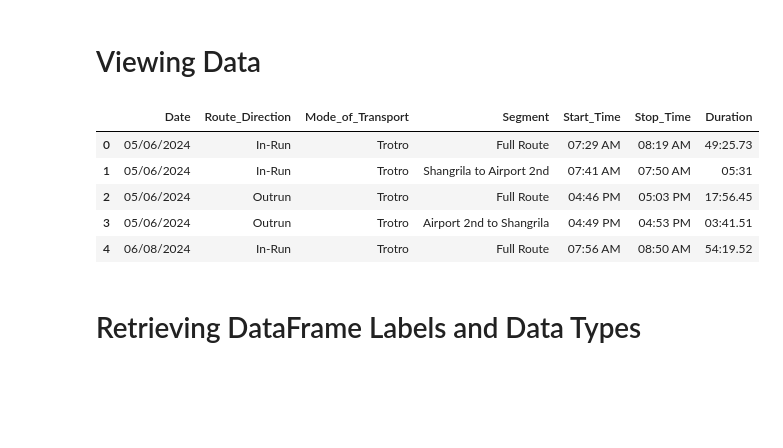
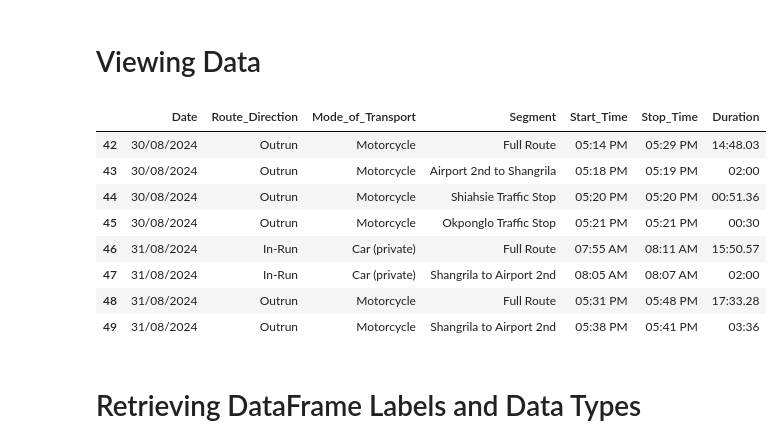
Before and after one commit to sadatyussuf/geopandas_yt_series, a Jupyter notebook: lesson_3_intro_to_dataframe.ipynb, the cells around one changed output. Cells and saved outputs as stored; diff of their text form; code cells hidden in the pictures; blank space fills up the shorter version.

```diff
--- a/lesson_3_intro_to_dataframe.ipynb
+++ b/lesson_3_intro_to_dataframe.ipynb
@@ -126,21 +126,24 @@ df
 # Viewing Data
 # %%
 # View the first 5 rows
-df.head()
+# df.head()
 
 # View the last 5 rows
 # df.tail()
 
 # Specify the number of rows to display
 # df.head(10)
-# df.tail(8)
+df.tail(8)
 # %% [output]
 |  | Date | Route_Direction | Mode_of_Transport | Segment | Start_Time | Stop_Time | Duration |
-| 0 | 05/06/2024 | In-Run | Trotro | Full Route | 07:29 AM | 08:19 AM | 49:25.73 |
-| 1 | 05/06/2024 | In-Run | Trotro | Shangrila to Airport 2nd | 07:41 AM | 07:50 AM | 05:31 |
-| 2 | 05/06/2024 | Outrun | Trotro | Full Route | 04:46 PM | 05:03 PM | 17:56.45 |
-| 3 | 05/06/2024 | Outrun | Trotro | Airport 2nd to Shangrila | 04:49 PM | 04:53 PM | 03:41.51 |
-| 4 | 06/08/2024 | In-Run | Trotro | Full Route | 07:56 AM | 08:50 AM | 54:19.52 |
+| 42 | 30/08/2024 | Outrun | Motorcycle | Full Route | 05:14 PM | 05:29 PM | 14:48.03 |
+| 43 | 30/08/2024 | Outrun | Motorcycle | Airport 2nd to Shangrila | 05:18 PM | 05:19 PM | 02:00 |
+| 44 | 30/08/2024 | Outrun | Motorcycle | Shiahsie Traffic Stop | 05:20 PM | 05:20 PM | 00:51.36 |
+| 45 | 30/08/2024 | Outrun | Motorcycle | Okponglo Traffic Stop | 05:21 PM | 05:21 PM | 00:30 |
+| 46 | 31/08/2024 | In-Run | Car (private) | Full Route | 07:55 AM | 08:11 AM | 15:50.57 |
+| 47 | 31/08/2024 | In-Run | Car (private) | Shangrila to Airport 2nd | 08:05 AM | 08:07 AM | 02:00 |
+| 48 | 31/08/2024 | Outrun | Motorcycle | Full Route | 05:31 PM | 05:48 PM | 17:33.28 |
+| 49 | 31/08/2024 | Outrun | Motorcycle | Shangrila to Airport 2nd | 05:38 PM | 05:41 PM | 03:36 |
 # %% [markdown]
 # Retrieving DataFrame Labels and Data Types
 # %%
```
Also changed, not shown: parts of 5 cells of this notebook.
